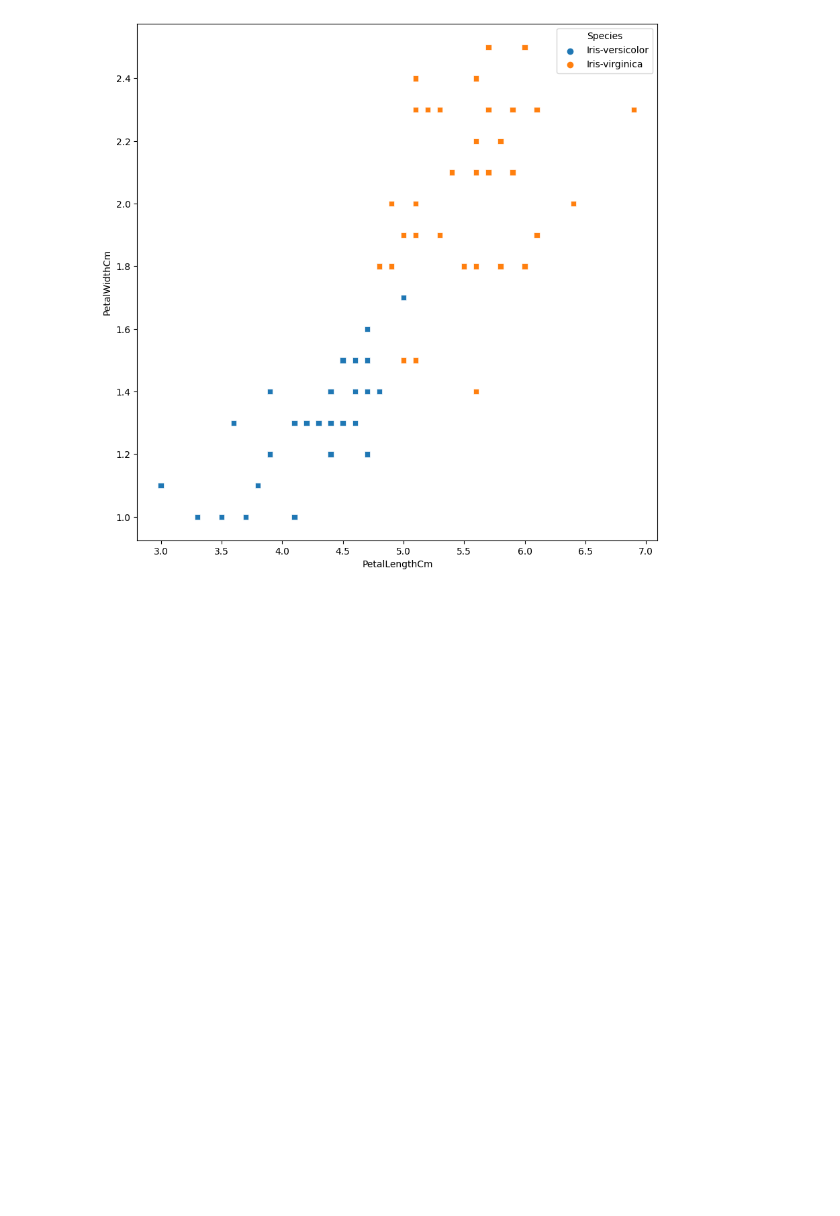
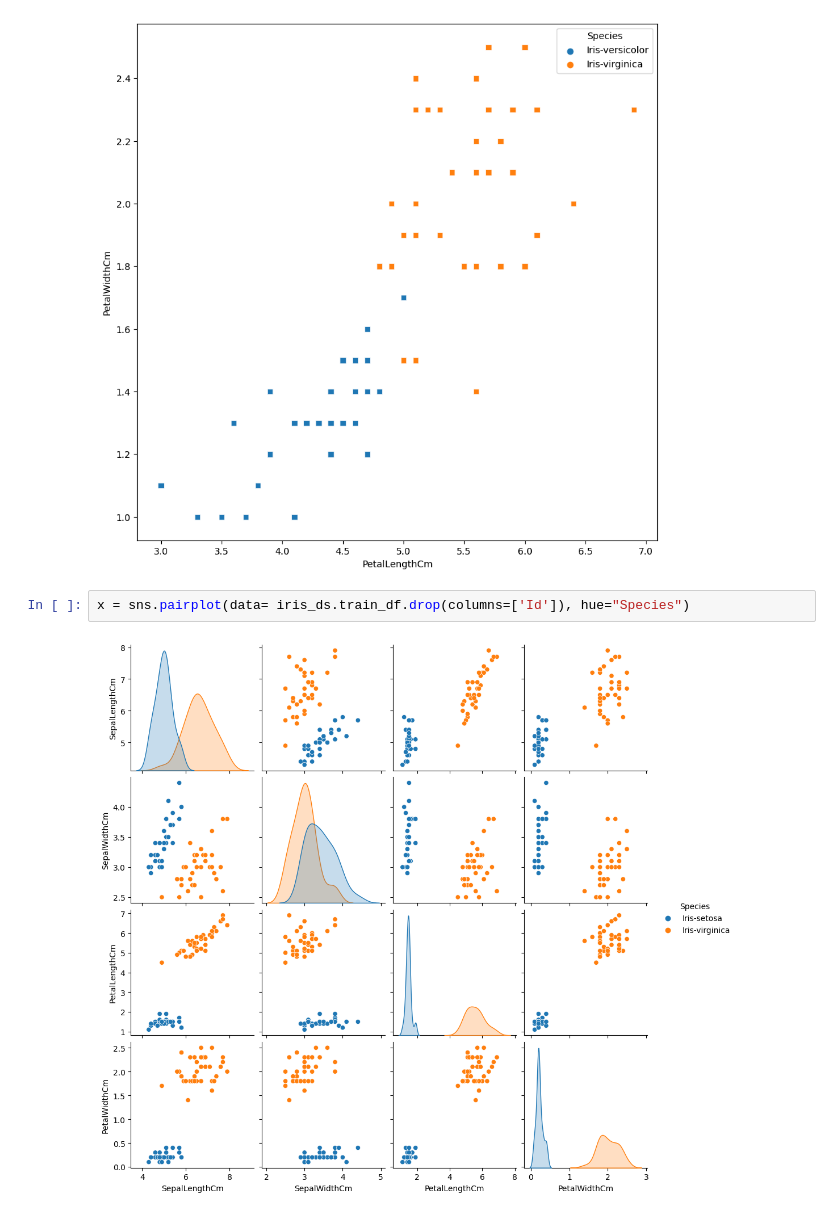
Before and after one commit to HoAnhKhoaVN/22C15009_22C15033_AIMath_final, a Jupyter notebook: DE.ipynb, the cells around one changed output. Drawn from its saved outputs; the diff is of its cells as text; blank space fills up the shorter version.

```diff
--- a/DE.ipynb
+++ b/DE.ipynb
@@ -56,3 +55,7 @@ sns.scatterplot(x='PetalLengthCm',y='PetalWidthCm',data=iris_ds.train_df,marker=
 plt.show()
 # %% [output]
 [figure]
+# %%
+x = sns.pairplot(data= iris_ds.train_df.drop(columns=['Id']), hue="Species")
+# %% [output]
+[figure, added]
```
Also changed, not shown: parts of 5 cells of this notebook, 7 other files.
